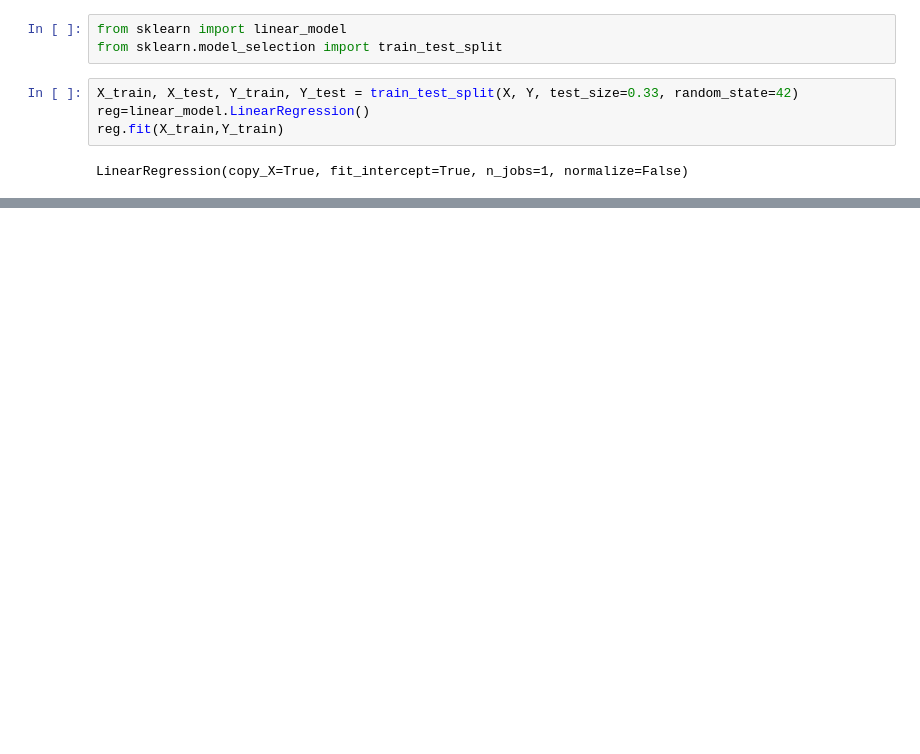
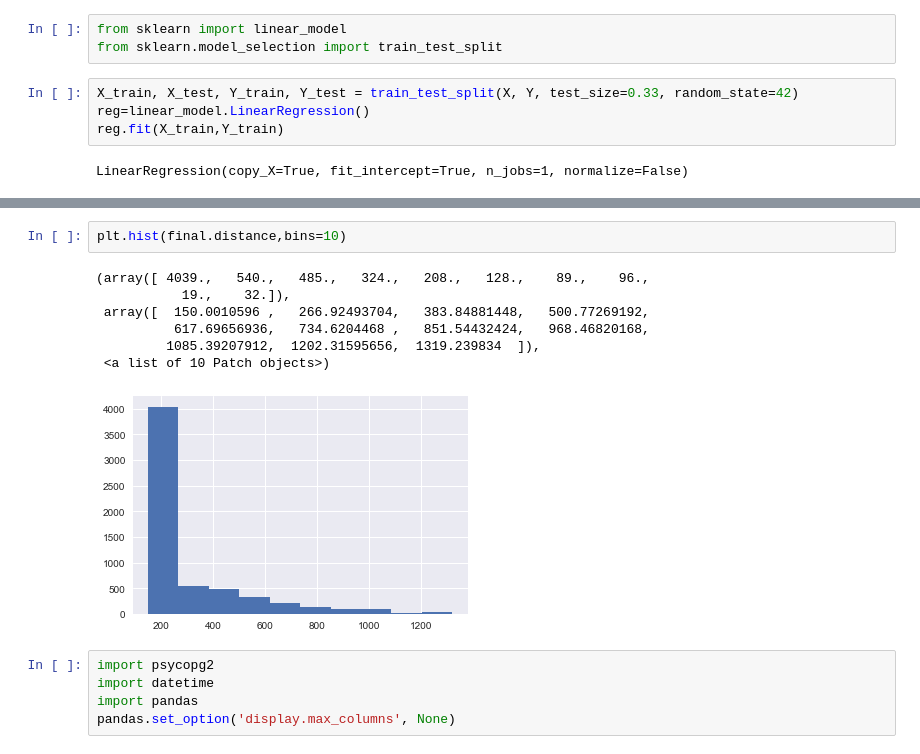
Before and after one commit to lk4ml/air_prediction, a Jupyter notebook: Air Prediction.ipynb, the cells around one changed output, grey strips where cells are left out. Saved outputs shown, nothing was run; the diff lists cells and outputs as text; blank space fills up the shorter version.

```diff
--- a/Air Prediction.ipynb
+++ b/Air Prediction.ipynb
@@ -446,0 +498,15 @@ Mean absolute error for Test : 10.1325985526
+# %%
+plt.hist(final.distance,bins=10)
+# %% [output]
+(array([ 4039.,   540.,   485.,   324.,   208.,   128.,    89.,    96.,
+           19.,    32.]),
+ array([  150.0010596 ,   266.92493704,   383.84881448,   500.77269192,
+          617.69656936,   734.6204468 ,   851.54432424,   968.46820168,
+         1085.39207912,  1202.31595656,  1319.239834  ]),
+ <a list of 10 Patch objects>)
+[figure, added]
+# %%
+import psycopg2
+import datetime
+import pandas
+pandas.set_option('display.max_columns', None)
```
Also changed, not shown: parts of 67 cells of this notebook.
